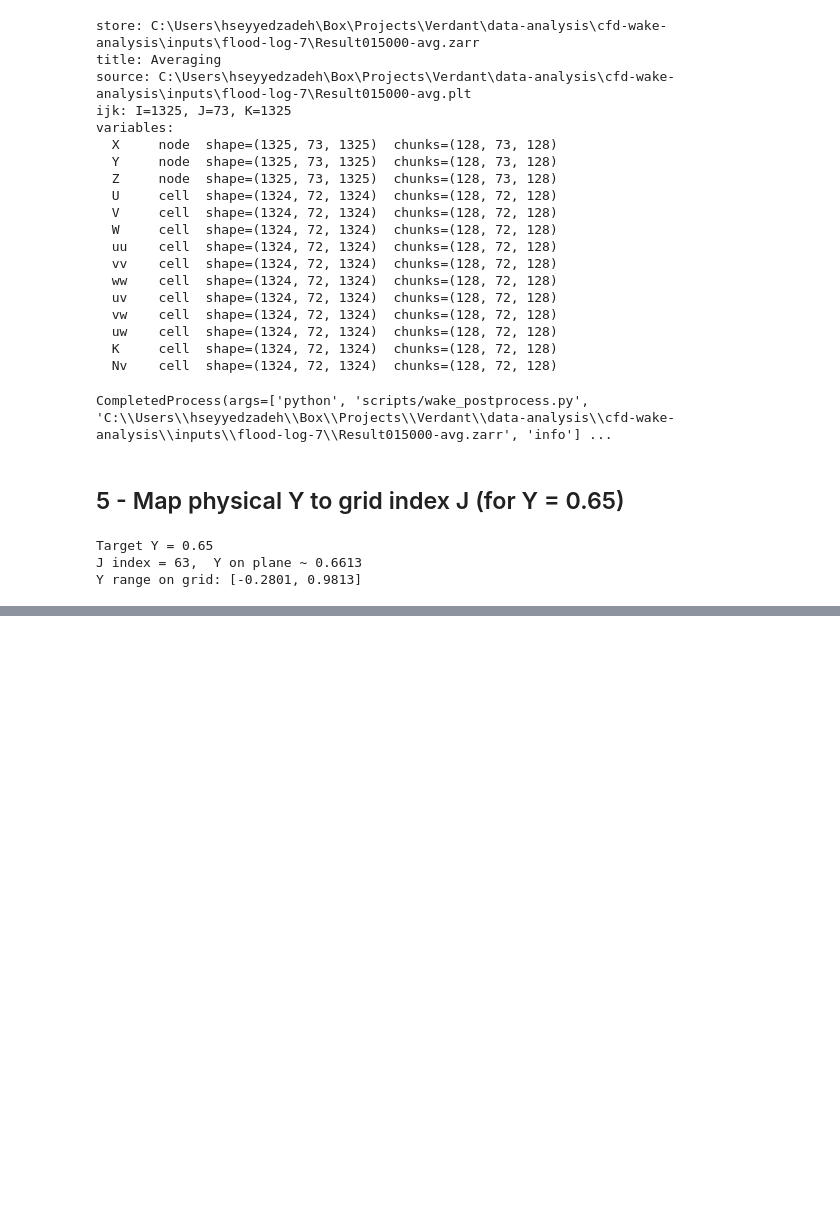
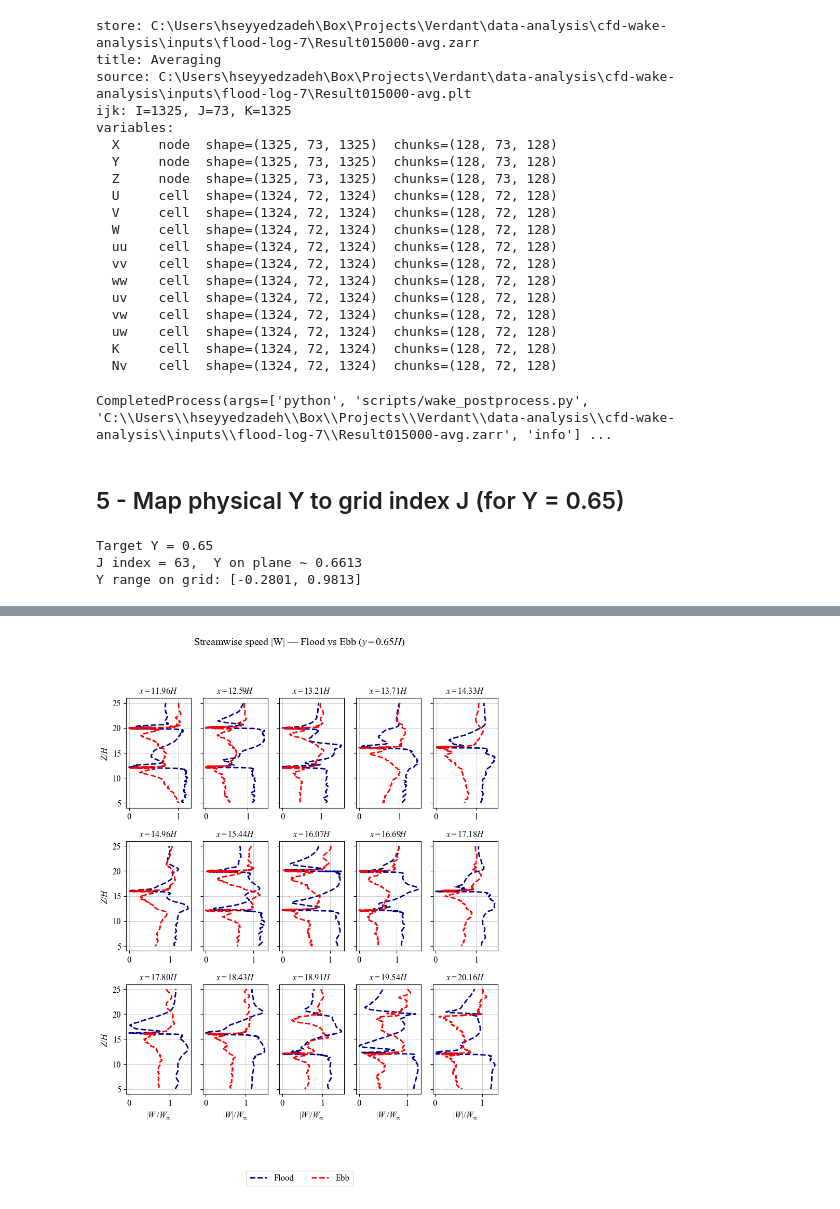
Before and after one commit to hosseinsz93/verdant-post-processing, a Jupyter notebook: wake1.ipynb, the cells around one changed output, grey strips where cells are left out. Drawn from its saved outputs; the diff is of its cells as text; code cells hidden in the pictures; blank space fills up the shorter version.

```diff
--- a/wake1.ipynb
+++ b/wake1.ipynb
@@ -153,0 +303,98 @@ plt.show()
+# %%
+# Requires section 7 extraction cell above (line_dfs_flood, line_dfs_ebb).
+assert line_dfs_flood and line_dfs_ebb, 'Run the extraction cell above first (section 7).'
+
+plt.style.use('default')
+
+# Subplot titles (rounded labels from wake.ipynb)
+LINE_X_TITLES = {
+    'x11964': '11.96',
+    'x12589': '12.59',
+    'x13214': '13.21',
+    'x13708': '13.71',
+    'x14333': '14.33',
+    'x14958': '14.96',
+    'x15443': '15.44',
+    'x16068': '16.07',
+    'x16693': '16.69',
+    'x17178': '17.18',
+    'x17803': '17.80',
+    'x18428': '18.43',
+    'x18914': '18.91',
+    'x19539': '19.54',
+    'x20164': '20.16',
+}
+
+Z_MIN, Z_MAX = 5.0, 25.0  # streamwise extent for plots (normalized Z/H)
+
+PLOT_RC = {
+    'font.size': 12,
+    'font.family': 'Times New Roman',
+    'axes.labelsize': 12,
+    'axes.titlesize': 12,
+    'legend.fontsize': 12,
+    'xtick.labelsize': 12,
+    'ytick.labelsize': 12,
+    'mathtext.fontset': 'custom',
+    'mathtext.rm': 'Times New Roman',
+    'mathtext.it': 'Times New Roman:italic',
+    'mathtext.bf': 'Times New Roman:bold',
+    'mathtext.default': 'it',
+}
+
+
+def plot_flood_ebb_panels(line_dfs_flood, line_dfs_ebb, *, value_col, xlabel, suptitle):
+    """Overlay flood (blue) and ebb (red) on the same 3x5 panels."""
+    with plt.rc_context(PLOT_RC):
+        fig, axs = plt.subplots(3, 5, figsize=(8, 10))
+        for ax, name in zip(axs.flatten(), LINE_X_TITLES):
+            df_f = line_dfs_flood[name]
+            df_e = line_dfs_ebb[name]
+            mask_f = (df_f['Z'] >= Z_MIN) & (df_f['Z'] <= Z_MAX)
+            mask_e = (df_e['Z'] >= Z_MIN) & (df_e['Z'] <= Z_MAX)
+            ax.plot(
+                df_f.loc[mask_f, value_col],
+                df_f.loc[mask_f, 'Z'],
+                linestyle='--',
+                linewidth=2,
+                color='darkblue',
+                label='Flood',
+            )
+            ax.plot(
+                df_e.loc[mask_e, value_col],
+                df_e.loc[mask_e, 'Z'],
+                linestyle='--',
+                linewidth=2,
+                color='red',
+                label='Ebb',
+            )
+            ax.set_title(f'$x={LINE_X_TITLES[name]}H$')
+            ax.grid(True, color='gray', linestyle='--', linewidth=0.5, alpha=0.7)
+        axs[0, 0].set_ylabel('$Z/H$')
+        axs[1, 0].set_ylabel('$Z/H$')
+        axs[2, 0].set_ylabel('$Z/H$')
+        for ax in axs[:, 1:].flatten():
+            ax.tick_params(axis='y', labelleft=False)
+        for ax in axs[2, :]:
+            ax.set_xlabel(xlabel)
+        fig.suptitle(suptitle, y=1.02)
+        fig.legend(
+            *axs[0, 0].get_legend_handles_labels(),
+            loc='upper center',
+            bbox_to_anchor=(0.5, 0.0),
+            ncol=2,
+            frameon=True,
+        )
+        plt.tight_layout(rect=[0, 0.07, 1, 0.98])
+        plt.show()
+
+
+plot_flood_ebb_panels(
+    line_dfs_flood,
+    line_dfs_ebb,
+    value_col='abs_W',
+    xlabel=r'$|W|/W_{\infty}$',
+    suptitle=f'Streamwise speed |W| — Flood vs Ebb ($y={TARGET_Y}H$)',
+)
+# %% [output]
+[figure, added]
```
Also changed, not shown: parts of 10 cells of this notebook, 1 other file.
